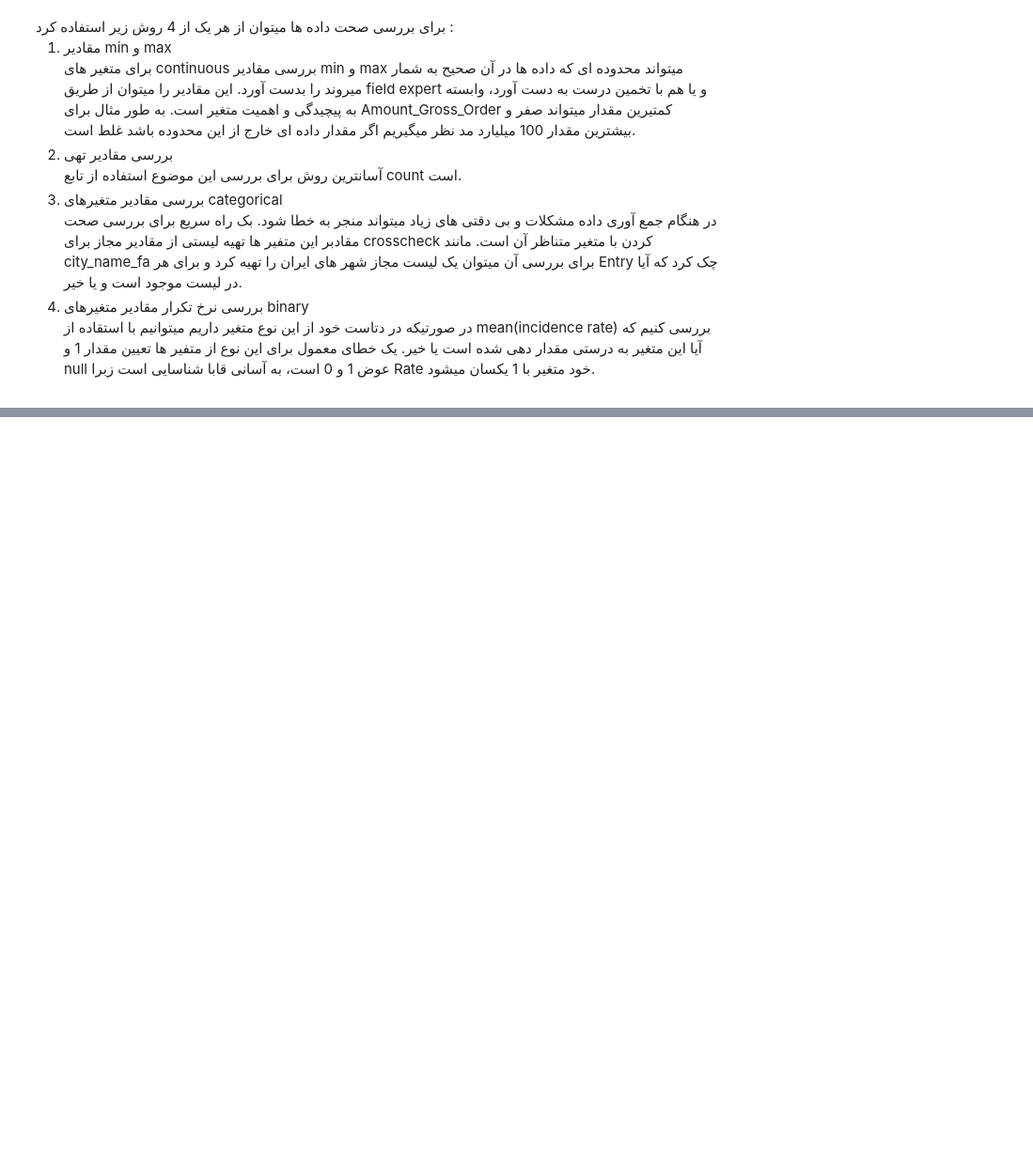
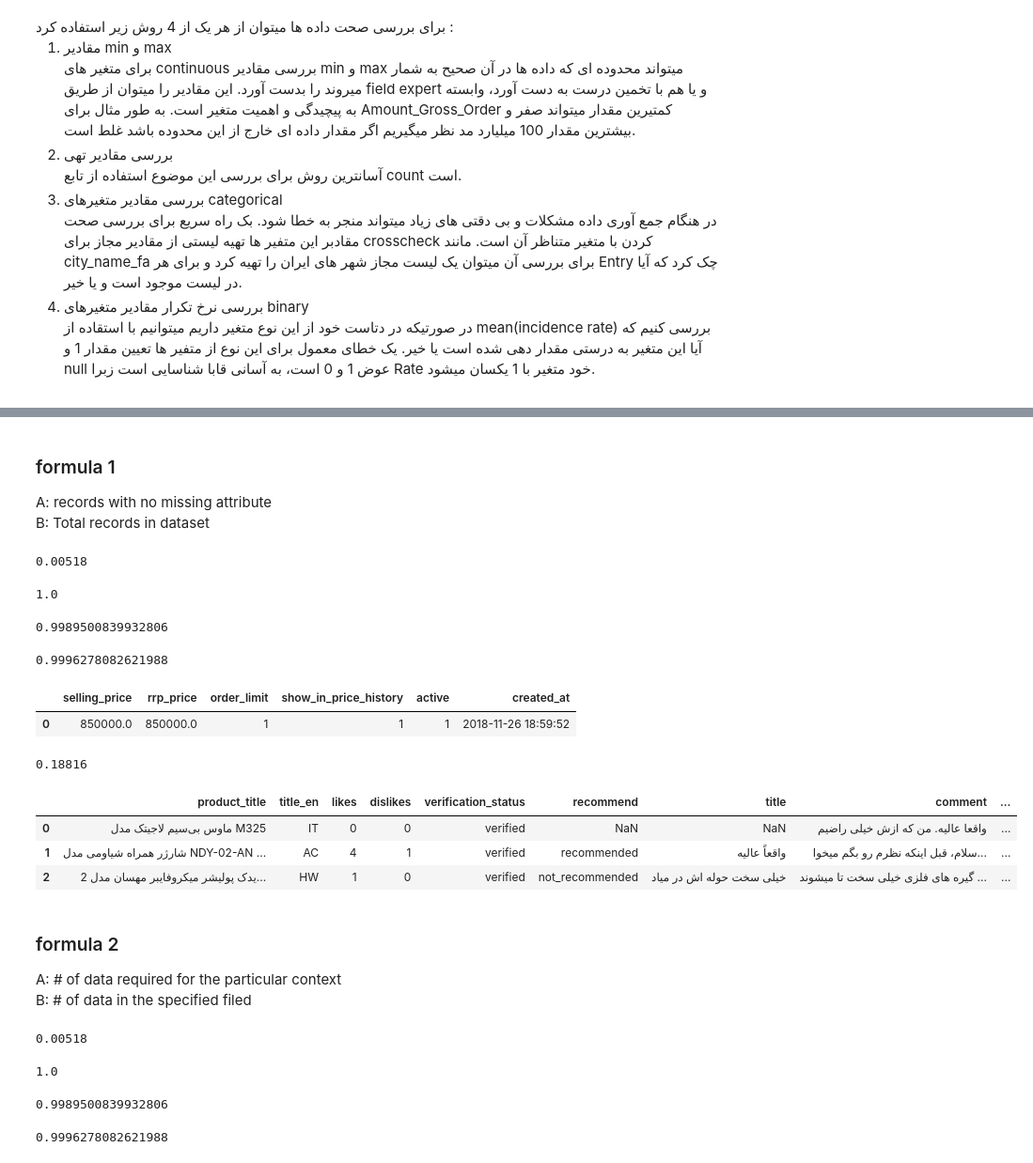
Before and after one commit to sulaimanbehzad/FDM_Project, a Jupyter notebook: p1.ipynb, the cells around one changed output, grey strips where cells are left out. Shown at 94% size. Saved outputs shown, nothing was run; the diff lists cells and outputs as text; code cells hidden in the pictures; blank space fills up the shorter version.

Commit message:
data completeness algorithms added

```diff
--- a/p1.ipynb
+++ b/p1.ipynb
@@ -679,0 +682,75 @@ disadvantages is clear for validation
+# %% [markdown]
+### formula 1
+A: records with no missing attribute
+B: Total records in dataset
+# %%
+def calc_f1(df_in):
+    is_NaN = df_in.isnull()
+    row_has_NaN = is_NaN.any(axis=1)
+    rows_with_NaN = df_in[row_has_NaN]
+    a = df_in.shape[0]-rows_with_NaN.shape[0]
+    b = df_in.shape[0]
+    return a/b
+# %%
+# num_null_rows = sum([True for idx,row in products.iterrows() if any(row.isnull())])
+products_f1 = calc_f1(products)
+print(products_f1)
+# %% [output]
+0.00518
+# %%
+orders_f1 = calc_f1(orders)
+print(orders_f1)
+# %% [output]
+1.0
+# %%
+comments_f1 = calc_f1(comments)
+print(comments_f1)
+# %% [output]
+0.9989500839932806
+# %%
+tarikhche_kharid_f1 = calc_f1(tarikhche_kharid)
+print(tarikhche_kharid_f1)
+tarikhche_kharid_correct.head(1)
+# %% [output]
+0.9996278082621988
+|  | selling_price | rrp_price | order_limit | show_in_price_history | active | created_at |
+| 0 | 850000.0 | 850000.0 | 1 | 1 | 1 | 2018-11-26 18:59:52 |
+# %%
+keifiat_f1 = calc_f1(keifiat)
+print(keifiat_f1)
+keifiat_correct.head(3)
+# %% [output]
+0.18816
+|  | product_title | title_en | likes | dislikes | verification_status | recommend | title | comment | ... |
+| 0 | ماوس بی‌سیم لاجیتک مدل M325 | IT | 0 | 0 | verified | NaN | NaN | واقعا عالیه. من که ازش خیلی راضیم | ... |
+| 1 | شارژر همراه شیاومی مدل NDY-02-AN ... | AC | 4 | 1 | verified | recommended | واقعاً عالیه | سلام، قبل اینکه نظرم رو بگم میخوا... | ... |
+| 2 | یدک پولیشر میکروفایبر مهسان مدل 2... | HW | 1 | 0 | verified | not_recommended | خیلی سخت حوله اش در میاد | گیره های فلزی خیلی سخت تا میشوند ... | ... |
+# %% [markdown]
+### formula 2
+A: # of data required for the particular context
+B: # of data in the specified filed
+# %%
+products_correct = products.drop(columns=['id'])
+products_f2 = calc_f1(products_correct)
+print(products_f2)
+# %% [output]
+0.00518
+# %%
+orders_correct = orders.drop(columns=['ID_Order', 'ID_Customer', 'ID_Item'])
+orders_f2 = calc_f1(orders_correct)
+print(orders_f2)
+# %% [output]
+1.0
+# %%
+comments_correct = comments.drop(columns=['product_id'])
+comments_f2 = calc_f1(comments_correct)
+print(comments_f2)
+# %% [output]
+0.9989500839932806
+# %%
+tarikhche_kharid_correct = tarikhche_kharid.drop(columns=['id', 'product_variant_id', 'product_id', 'marketplace_seller_id',
+                                                         'base_price', 'buy_price', 'start_at', 'end_at', 'tags'])
+tarikhche_kharid_f2 = calc_f1(tarikhche_kharid_correct)
+print(tarikhche_kharid_f2)
+# %% [output]
+0.9996278082621988
```
Also changed, not shown: parts of 13 cells of this notebook.
